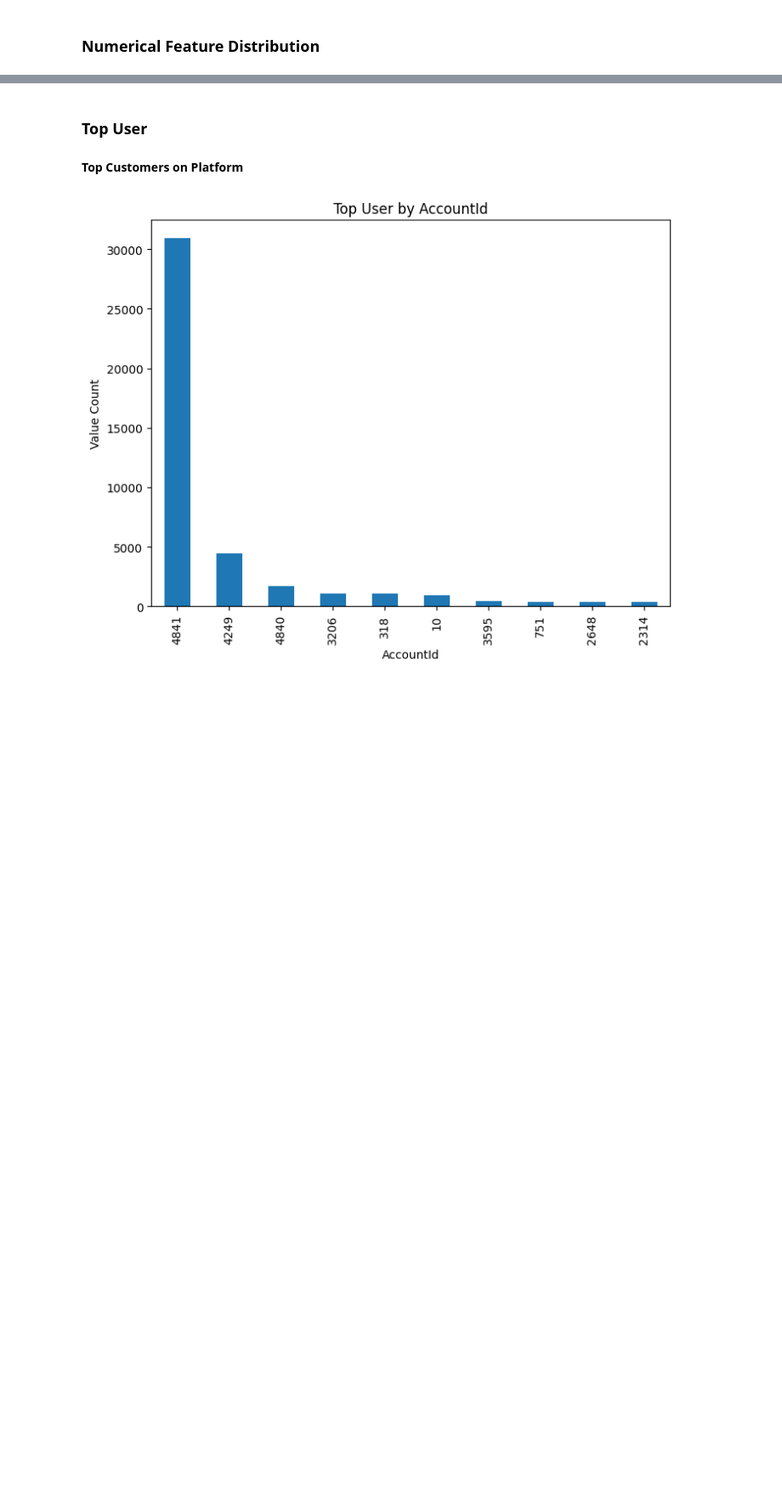
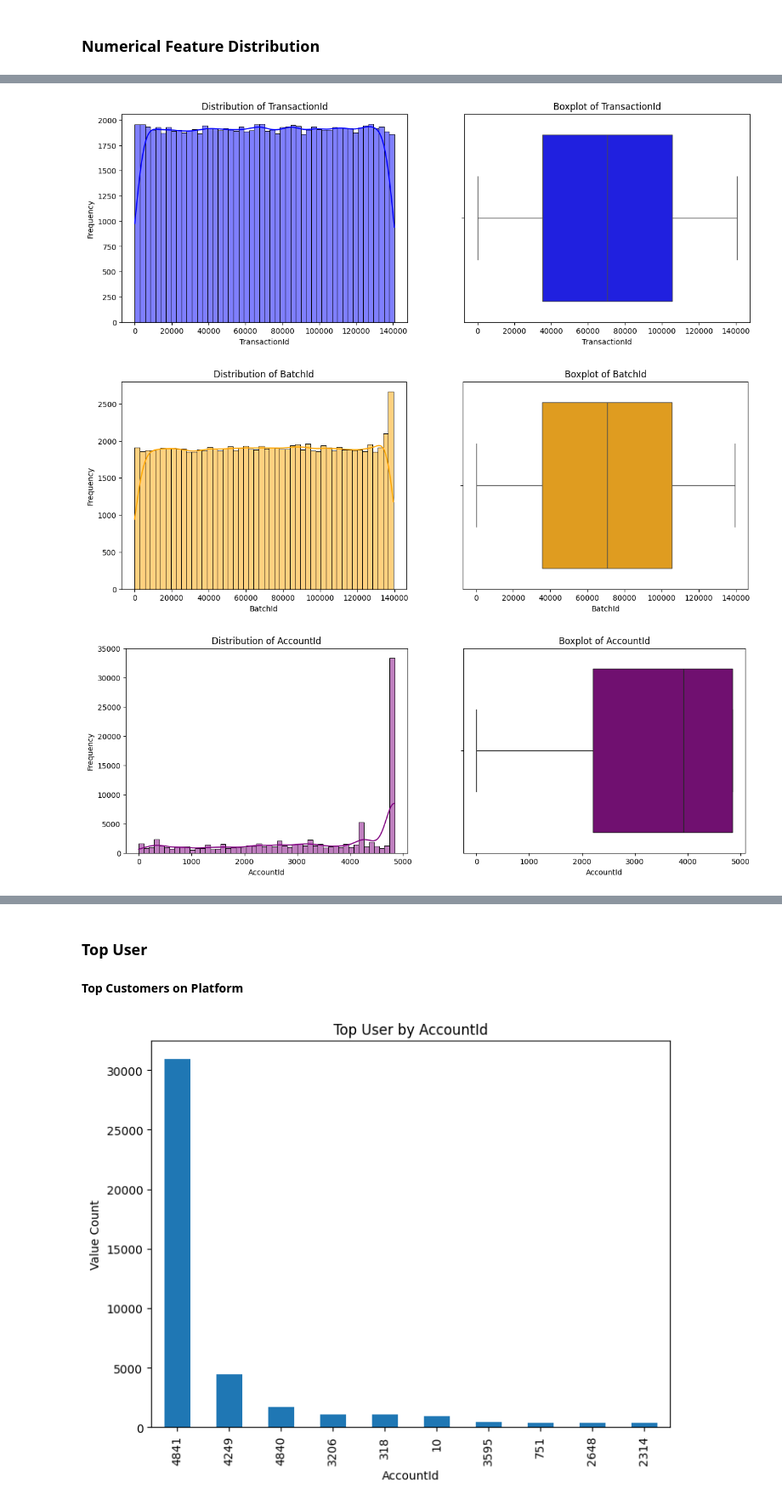
Before and after one commit to Heban-7/Credit-Scoring-Model, a Jupyter notebook: notebooks/Exploratory_data_analysis.ipynb, the cells around one changed output, grey strips where cells are left out. Shown at 85% size. Drawn from its saved outputs; the diff is of its cells as text; code cells hidden in the pictures; blank space fills up the shorter version.

```diff
--- a/notebooks/Exploratory_data_analysis.ipynb
+++ b/notebooks/Exploratory_data_analysis.ipynb
@@ -178,0 +145,8 @@ visualize_numerical_distributions(data)
+# %%
+# visualize numerical feature distributions
+
+eda.visualize_numerical_distributions(data)
+# %% [output]
+[figure, added]
+[figure, added]
+[figure, added]
```
Also changed, not shown: parts of 27 cells of this notebook, 4 other files.
